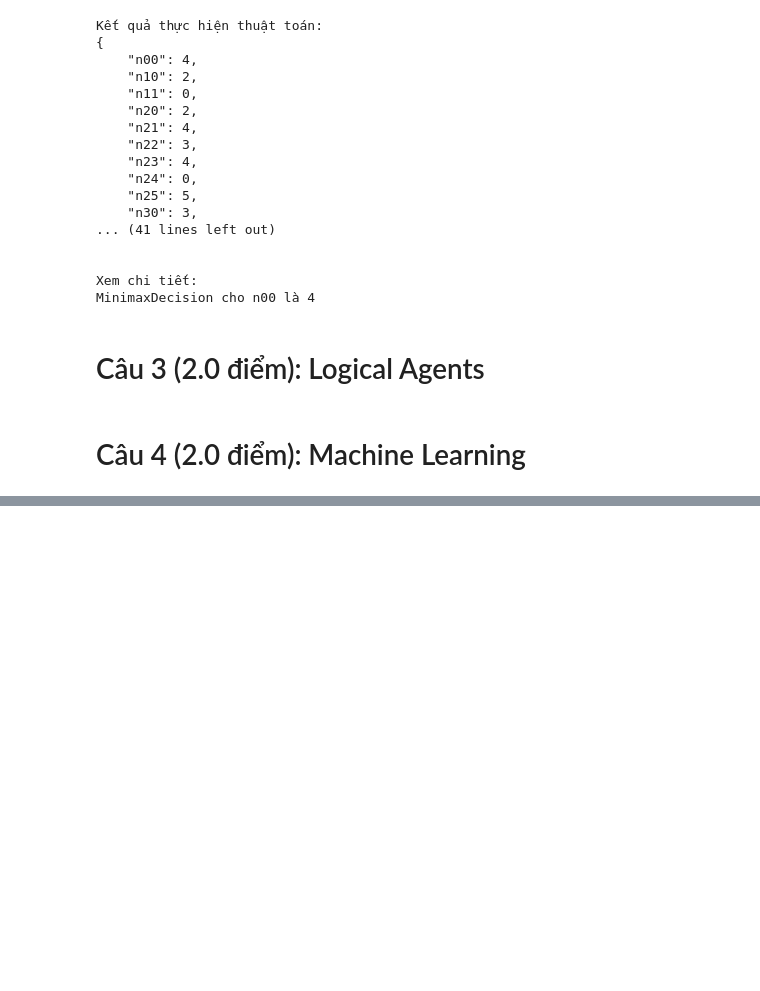
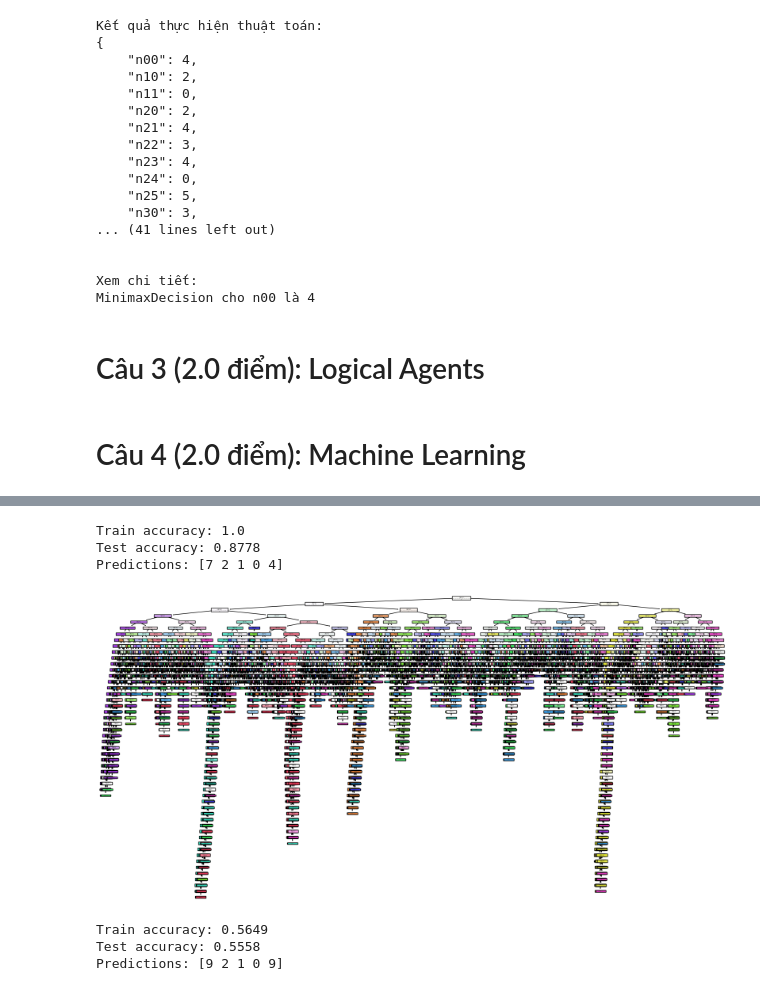
Before and after one commit to trngbro/AI, a Jupyter notebook: AI.ipynb, the cells around one changed output, grey strips where cells are left out. Saved outputs shown, nothing was run; the diff lists cells and outputs as text; code cells hidden in the pictures; blank space fills up the shorter version.

```diff
--- a/AI.ipynb
+++ b/AI.ipynb
@@ -393,0 +402,78 @@ MinimaxDecision cho n00 là 4
+# %%
+from keras.datasets import mnist
+from sklearn.tree import DecisionTreeClassifier, plot_tree
+from sklearn.naive_bayes import GaussianNB
+from sklearn.neighbors import KNeighborsClassifier
+from sklearn.metrics import accuracy_score
+import matplotlib.pyplot as plt
+
+(train_X, train_y), (test_X, test_y) = mnist.load_data()
+# %%
+# Flatten the image data
+train_X = train_X.reshape((train_X.shape[0], -1))
+test_X = test_X.reshape((test_X.shape[0], -1))
+
+# Train the model
+dt_clf = DecisionTreeClassifier()
+dt_clf.fit(train_X, train_y)
+
+# Evaluate the model
+train_y_pred = dt_clf.predict(train_X)
+test_y_pred = dt_clf.predict(test_X)
+
+train_acc = accuracy_score(train_y, train_y_pred)
+test_acc = accuracy_score(test_y, test_y_pred)
+
+print(f"Train accuracy: {train_acc}")
+print(f"Test accuracy: {test_acc}")
+
+# Save the model
+import joblib
+joblib.dump(dt_clf, 'dt_clf.joblib')
+
+# Load the model
+dt_clf = joblib.load('dt_clf.joblib')
+
+# Inference
+samples = test_X[:5]
+predictions = dt_clf.predict(samples)
+print(f"Predictions: {predictions}")
+
+# Plot the tree
+plt.figure(figsize=(20,10))
+plot_tree(dt_clf, filled=True)
+plt.show()
+# %% [output]
+Train accuracy: 1.0
+Test accuracy: 0.8778
+Predictions: [7 2 1 0 4]
+[figure, added]
+# %%
+# Train the model
+nb_clf = GaussianNB()
+nb_clf.fit(train_X, train_y)
+
+# Evaluate the model
+train_y_pred = nb_clf.predict(train_X)
+test_y_pred = nb_clf.predict(test_X)
+
+train_acc = accuracy_score(train_y, train_y_pred)
+test_acc = accuracy_score(test_y, test_y_pred)
+
+print(f"Train accuracy: {train_acc}")
+print(f"Test accuracy: {test_acc}")
+
+# Save the model
+joblib.dump(nb_clf, 'nb_clf.joblib')
+
+# Load the model
+nb_clf = joblib.load('nb_clf.joblib')
+
+# Inference
+samples = test_X[:5]
+predictions = nb_clf.predict(samples)
+print(f"Predictions: {predictions}")
+# %% [output]
+Train accuracy: 0.5649
+Test accuracy: 0.5558
+Predictions: [9 2 1 0 9]
```
Also changed, not shown: parts of 2 cells of this notebook.
